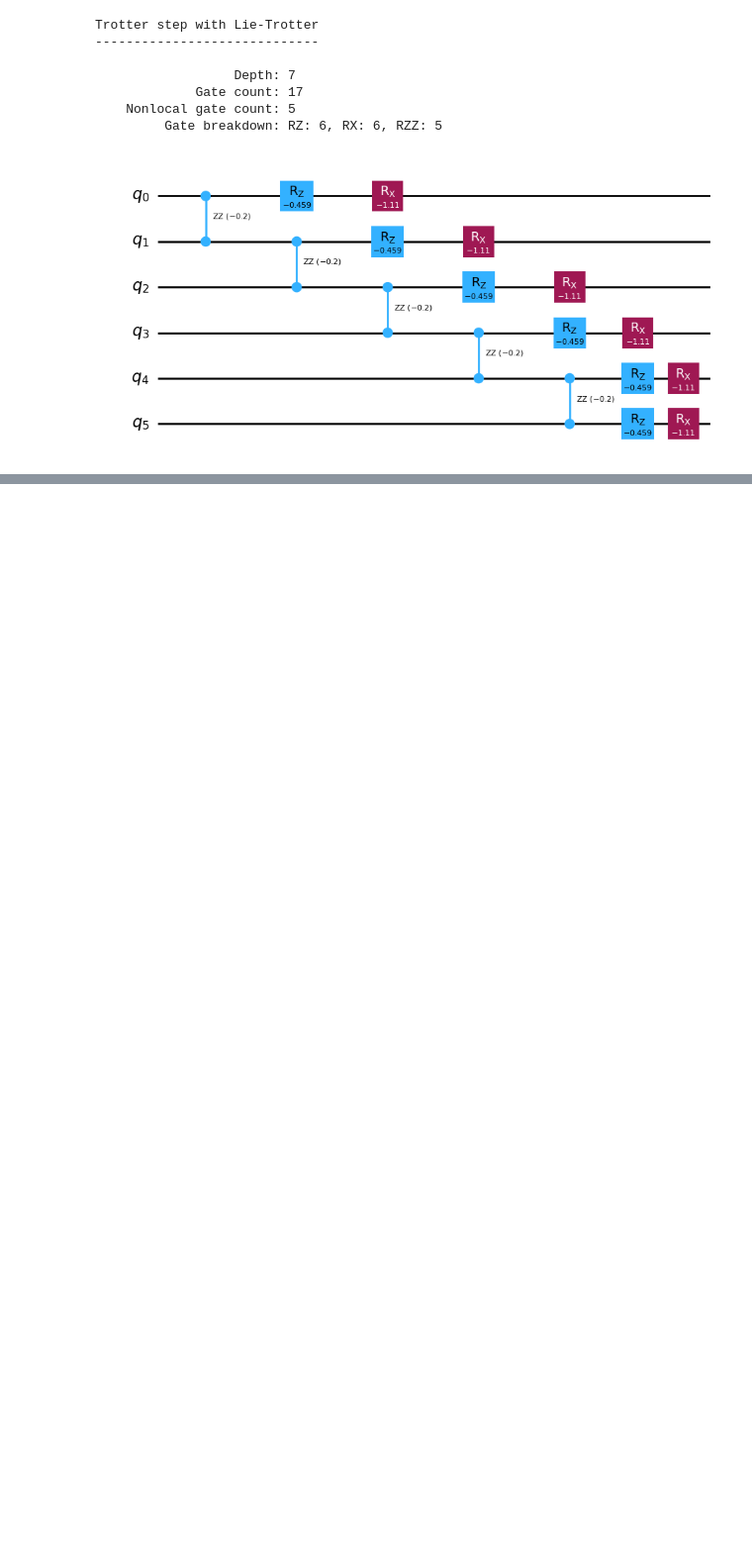
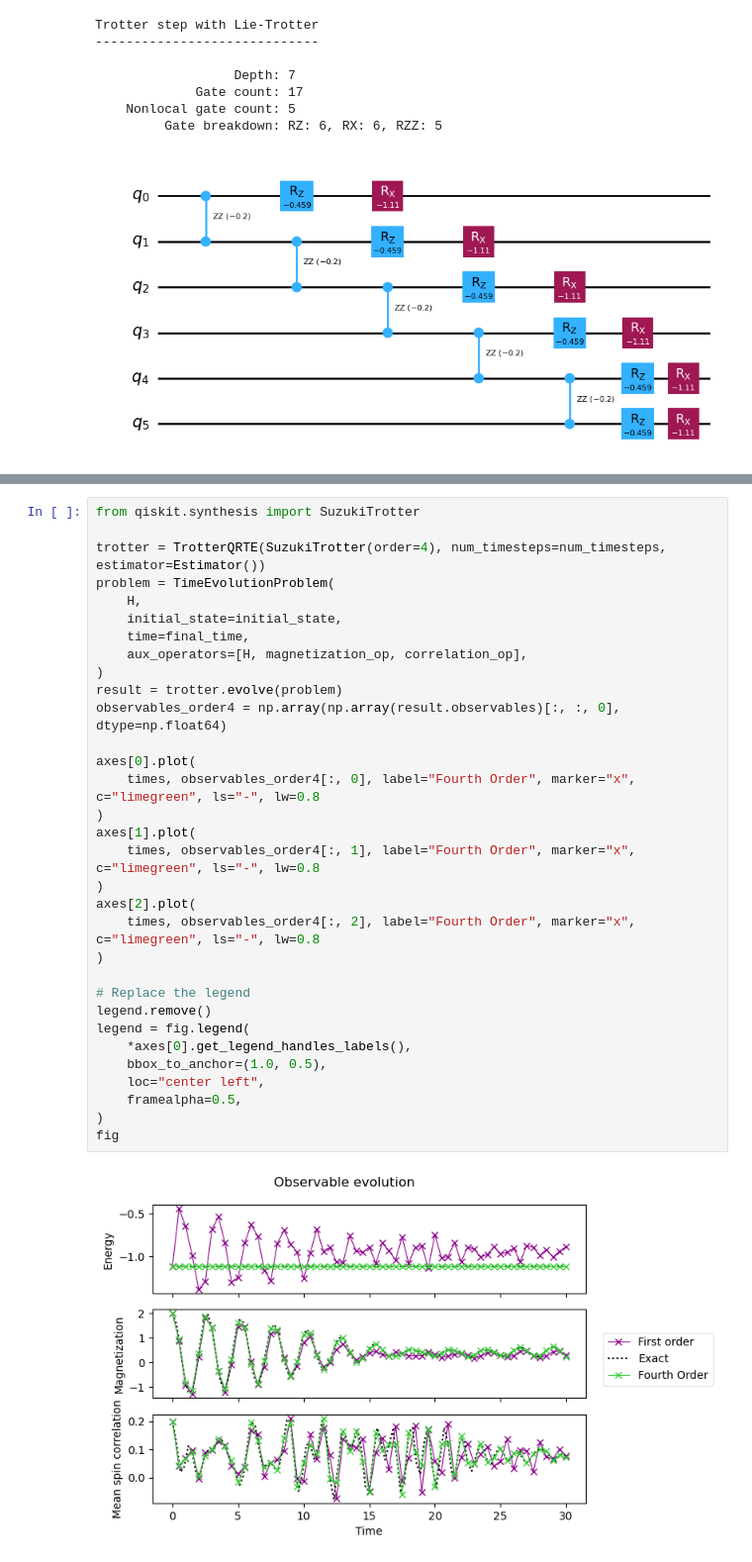
Before and after one commit to koopahi/Development-of-Novel-Quantum-Algorithms, a Jupyter notebook: qiskit_trotter.ipynb, the cells around one changed output, grey strips where cells are left out. Shown at 99% size. Cells and saved outputs as stored; diff of their text form; blank space fills up the shorter version.

```diff
--- a/qiskit_trotter.ipynb
+++ b/qiskit_trotter.ipynb
@@ -250,0 +313,34 @@ Trotter step with Lie-Trotter
+# %%
+from qiskit.synthesis import SuzukiTrotter
+
+trotter = TrotterQRTE(SuzukiTrotter(order=4), num_timesteps=num_timesteps, estimator=Estimator())
+problem = TimeEvolutionProblem(
+    H,
+    initial_state=initial_state,
+    time=final_time,
+    aux_operators=[H, magnetization_op, correlation_op],
+)
+result = trotter.evolve(problem)
+observables_order4 = np.array(np.array(result.observables)[:, :, 0], dtype=np.float64)
+
+axes[0].plot(
+    times, observables_order4[:, 0], label="Fourth Order", marker="x", c="limegreen", ls="-", lw=0.8
+)
+axes[1].plot(
+    times, observables_order4[:, 1], label="Fourth Order", marker="x", c="limegreen", ls="-", lw=0.8
+)
+axes[2].plot(
+    times, observables_order4[:, 2], label="Fourth Order", marker="x", c="limegreen", ls="-", lw=0.8
+)
+
+# Replace the legend
+legend.remove()
+legend = fig.legend(
+    *axes[0].get_legend_handles_labels(),
+    bbox_to_anchor=(1.0, 0.5),
+    loc="center left",
+    framealpha=0.5,
+)
+fig
+# %% [output]
+[figure, added]
```
Also changed, not shown: parts of 2 cells of this notebook, 2 other files.
